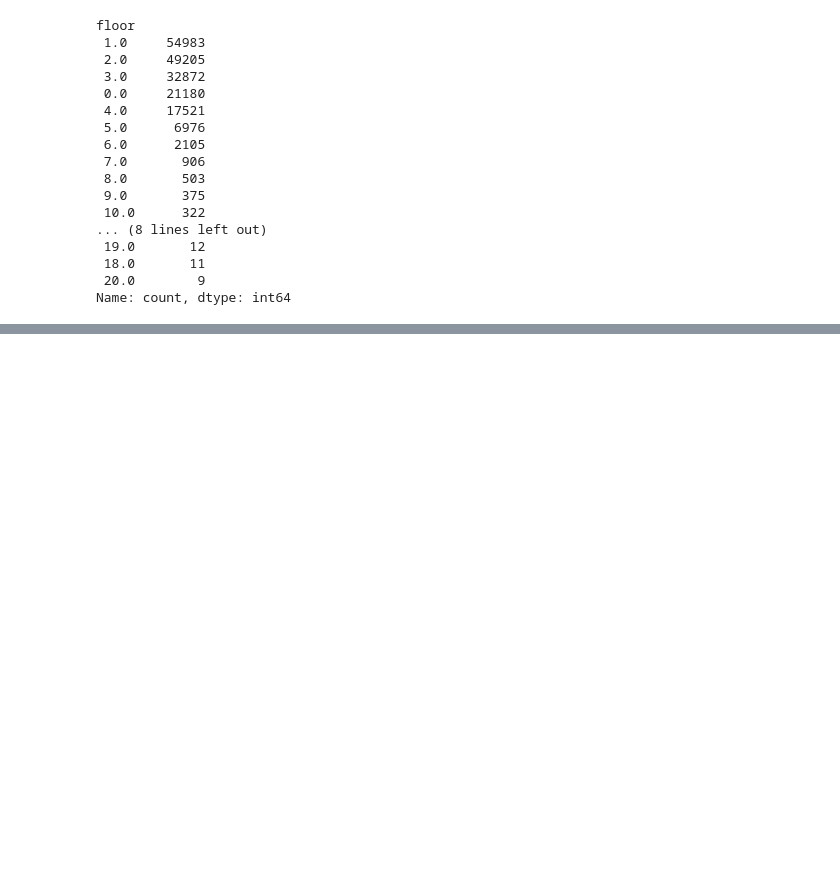
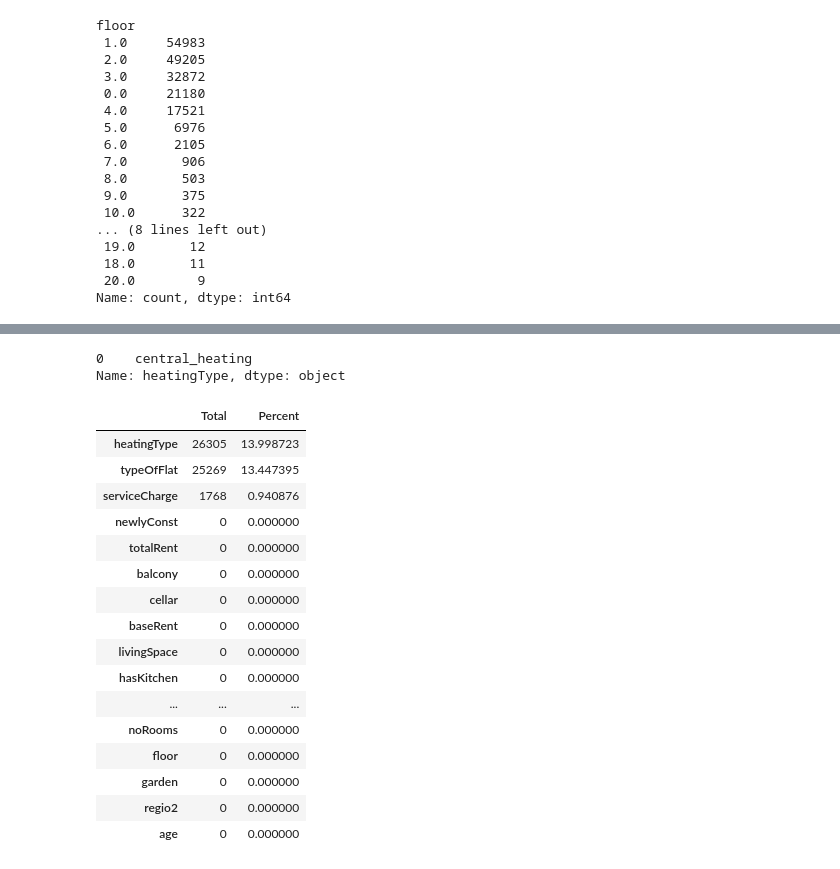
Before and after one commit to abdkiwan/Apartment-rental-offers-in-Germany, a Jupyter notebook: run.ipynb, the cells around one changed output, grey strips where cells are left out. Cells and saved outputs as stored; diff of their text form; code cells hidden in the pictures; blank space fills up the shorter version.

```diff
--- a/run.ipynb
+++ b/run.ipynb
@@ -274,0 +313,27 @@ Name: count, dtype: int64
+# %%
+modeHeatingType = df['heatingType'].mode()
+
+print(modeHeatingType)
+df["heatingType"] = df['heatingType'].fillna(modeHeatingType)
+
+get_missing_data_percentage(df)
+# %% [output]
+0    central_heating
+Name: heatingType, dtype: object
+|  | Total | Percent |
+| heatingType | 26305 | 13.998723 |
+| typeOfFlat | 25269 | 13.447395 |
+| serviceCharge | 1768 | 0.940876 |
+| newlyConst | 0 | 0.000000 |
+| totalRent | 0 | 0.000000 |
+| balcony | 0 | 0.000000 |
+| cellar | 0 | 0.000000 |
+| baseRent | 0 | 0.000000 |
+| livingSpace | 0 | 0.000000 |
+| hasKitchen | 0 | 0.000000 |
+| ... | ... | ... |
+| noRooms | 0 | 0.000000 |
+| floor | 0 | 0.000000 |
+| garden | 0 | 0.000000 |
+| regio2 | 0 | 0.000000 |
+| age | 0 | 0.000000 |
```
Also changed, not shown: parts of 2 cells of this notebook.
